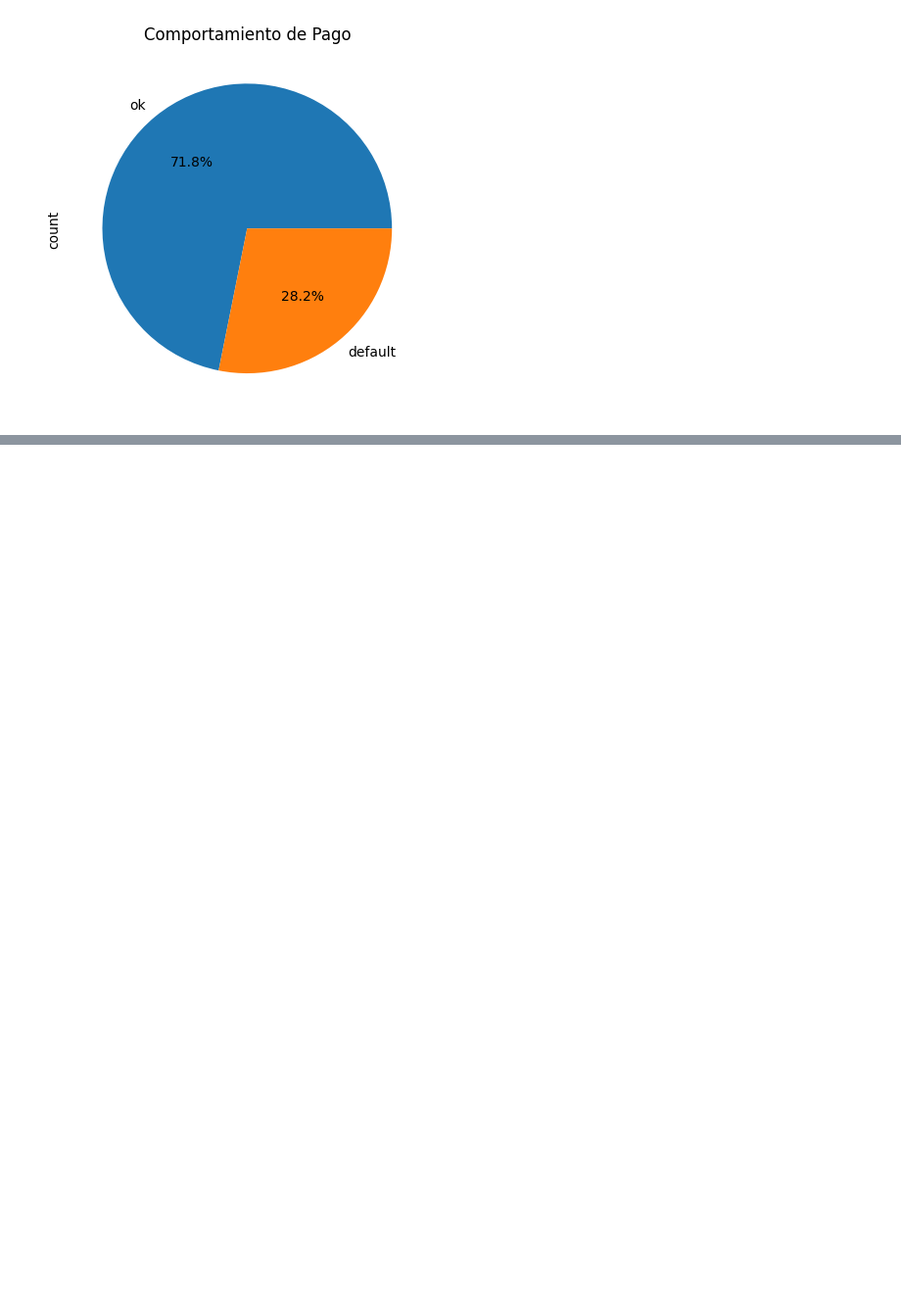
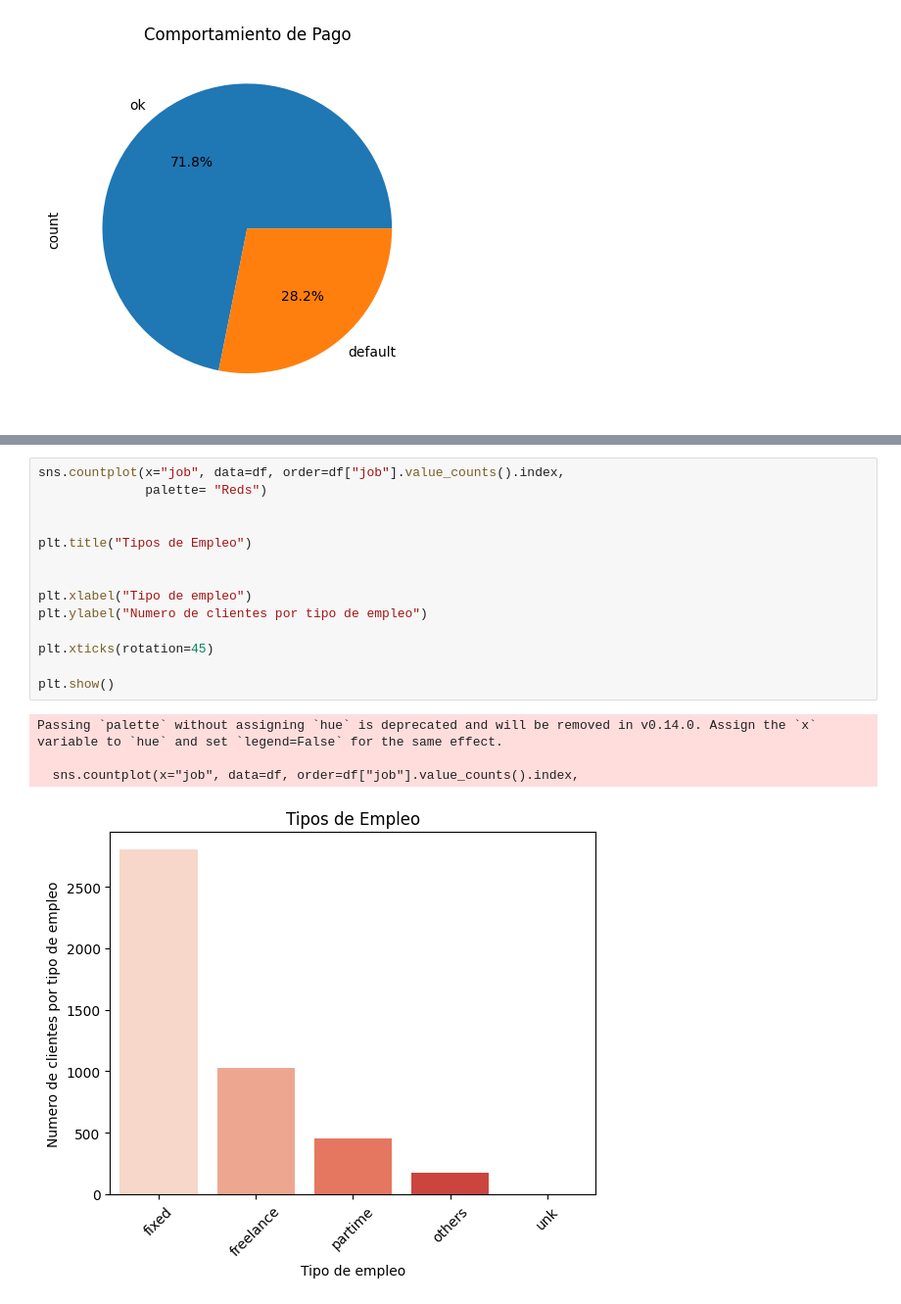
Before and after one commit to Juan1Barajas/Caso-Practico-Bedu-Python, a Jupyter notebook: Trabajo Final Final.ipynb, the cells around one changed output, grey strips where cells are left out. Shown: that part at 98% size. Saved outputs shown, nothing was run; the diff lists cells and outputs as text; blank space fills up the shorter version.

```diff
--- a/Trabajo Final Final.ipynb
+++ b/Trabajo Final Final.ipynb
@@ -182,0 +251,19 @@ plt.show()
+# %%
+sns.countplot(x="job", data=df, order=df["job"].value_counts().index,
+              palette= "Reds")
+
+
+plt.title("Tipos de Empleo")
+
+
+plt.xlabel("Tipo de empleo")
+plt.ylabel("Numero de clientes por tipo de empleo")
+
+plt.xticks(rotation=45)
+
+plt.show()
+# %% [output]
+Passing `palette` without assigning `hue` is deprecated and will be removed in v0.14.0. Assign the `x` variable to `hue` and set `legend=False` for the same effect.
+
+  sns.countplot(x="job", data=df, order=df["job"].value_counts().index,
+[figure, added]
```
Also changed, not shown: parts of 12 cells of this notebook, 1 other file.
